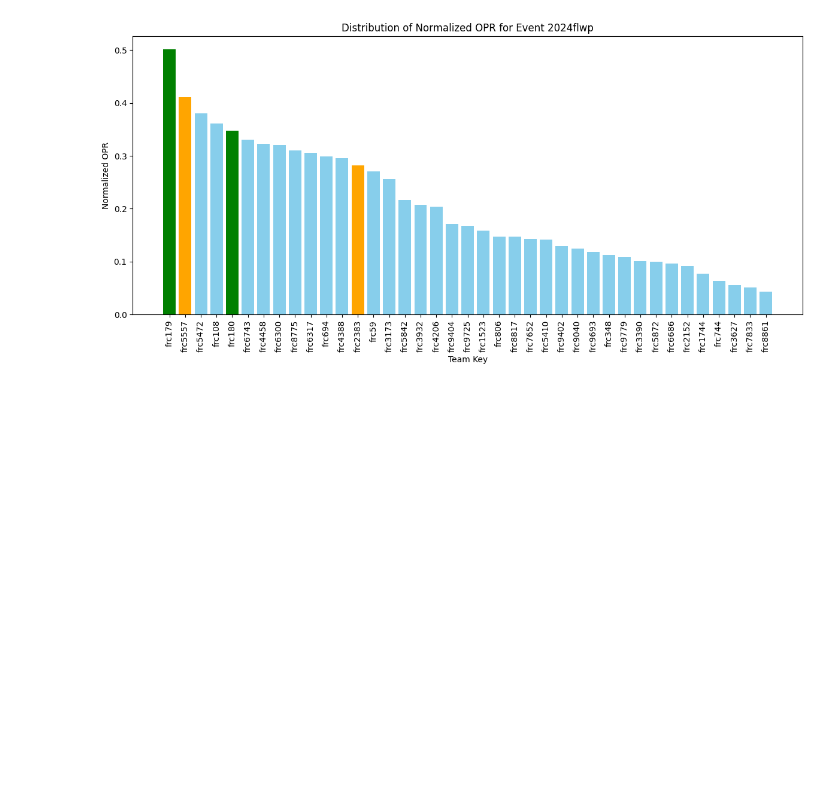
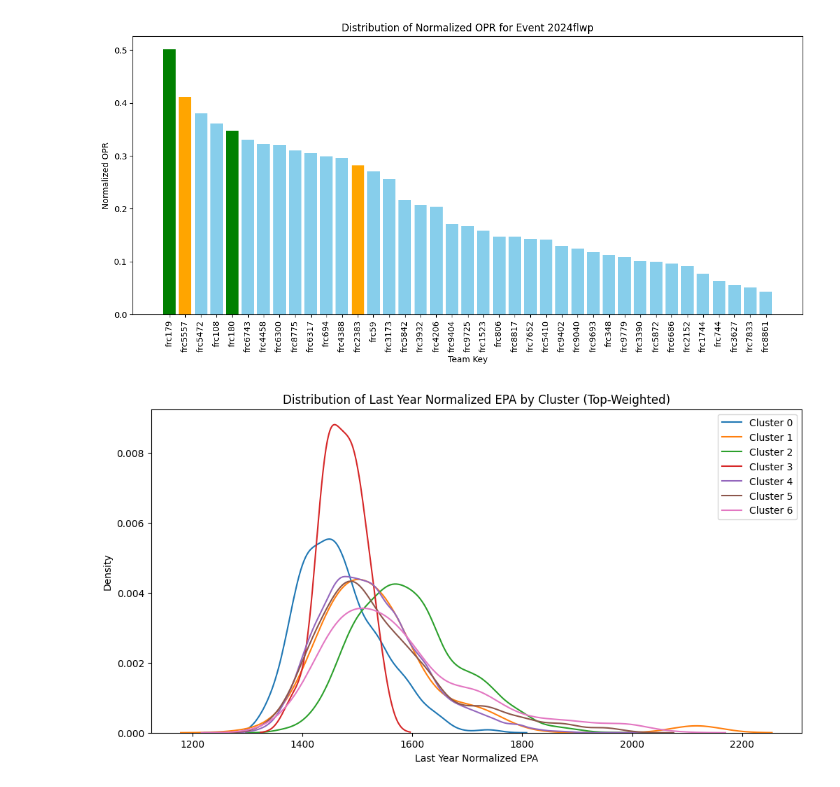
Before and after one commit to Bjorn4481/X--rule-data, a Jupyter notebook: Analysis.ipynb, the cells around one changed output. Cells and saved outputs as stored; diff of their text form; code cells hidden in the pictures; blank space fills up the shorter version.

```diff
--- a/Analysis.ipynb
+++ b/Analysis.ipynb
@@ -444,3 +485,93 @@ frc9725
 frc9779
 [figure]
 [figure]
+# %%
+import pandas as pd
+import numpy as np
+from scipy.stats import skew, kurtosis
+from sklearn.cluster import KMeans
+from sklearn.metrics import pairwise_distances
+from scipy.spatial.distance import jensenshannon
+from scipy.stats import wasserstein_distance
+from sklearn.manifold import MDS
+import matplotlib.pyplot as plt
+import seaborn as sns
+
+df_temp = df.copy()
+
+# Filter events with at least 10 teams
+df_temp = df_temp.groupby('event_key').filter(lambda x: len(x) >= 10)
+# %%
+# Focus on top teams: custom features for high EPA values
+features = []
+top_threshold = 1700  # Example threshold for "very good" teams
+
+for event_key, group in df_temp.groupby('event_key'):
+    values = group['last_year_norm_epa'].dropna()
+    if len(values) == 0:
+        continue
+    sorted_values = np.sort(values)[::-1]  # Sort in descending order
+    top_5_percent = sorted_values[:max(1, int(0.05 * len(values)))]  # Top 5% teams
+    features.append({
+        'event_key': event_key,
+        'max_epa': values.max(),
+        'mean_top_5_percent': top_5_percent.mean() if len(top_5_percent) > 0 else 0,
+        'count_above_threshold': (values > top_threshold).sum(),
+        'mean': values.mean(),
+        'std': values.std(),
+    })
+
+# Convert to DataFrame
+features_df = pd.DataFrame(features).set_index('event_key')
+
+# Normalize features to avoid scale issues
+from sklearn.preprocessing import StandardScaler
+scaler = StandardScaler()
+normalized_features = scaler.fit_transform(features_df)
+
+# Use Agglomerative Clustering
+from sklearn.cluster import AgglomerativeClustering
+distance_matrix = pairwise_distances(normalized_features, metric='euclidean')
+
+n_clusters = 7  # Adjust as needed
+cluster_model = AgglomerativeClustering(
+    n_clusters=n_clusters, affinity="precomputed", linkage="average"
+)
+clusters = cluster_model.fit_predict(distance_matrix)
+
+# Assign clusters back to the original DataFrame
+features_df['cluster'] = clusters
+
+# Visualize cluster distributions
+plt.figure(figsize=(12, 6))
+for cluster in range(n_clusters):
+    sns.kdeplot(
+        df_temp[df_temp['event_key'].map(features_df['cluster']) == cluster]['last_year_norm_epa'],
+        label=f'Cluster {cluster}',
+        fill=False,
+    )
+plt.xlabel('Last Year Normalized EPA')
+plt.ylabel('Density')
+plt.title('Distribution of Last Year Normalized EPA by Cluster (Top-Weighted)')
+plt.legend()
+plt.show()
+
+# MDS Visualization
+from sklearn.manifold import MDS
+
+mds = MDS(n_components=2, dissimilarity="precomputed", random_state=0)
+mds_coords = mds.fit_transform(distance_matrix)
+
+plt.figure(figsize=(8, 8))
+for cluster in range(n_clusters):
+    cluster_points = mds_coords[clusters == cluster]
+    plt.scatter(
+        cluster_points[:, 0],
+        cluster_points[:, 1],
+        label=f'Cluster {cluster}',
+    )
+plt.title("MDS Visualization of Clusters (Top-Weighted Features)")
+plt.legend()
+plt.show()
+# %% [output]
+[figure, added]
```
Also changed, not shown: parts of 10 cells of this notebook.
